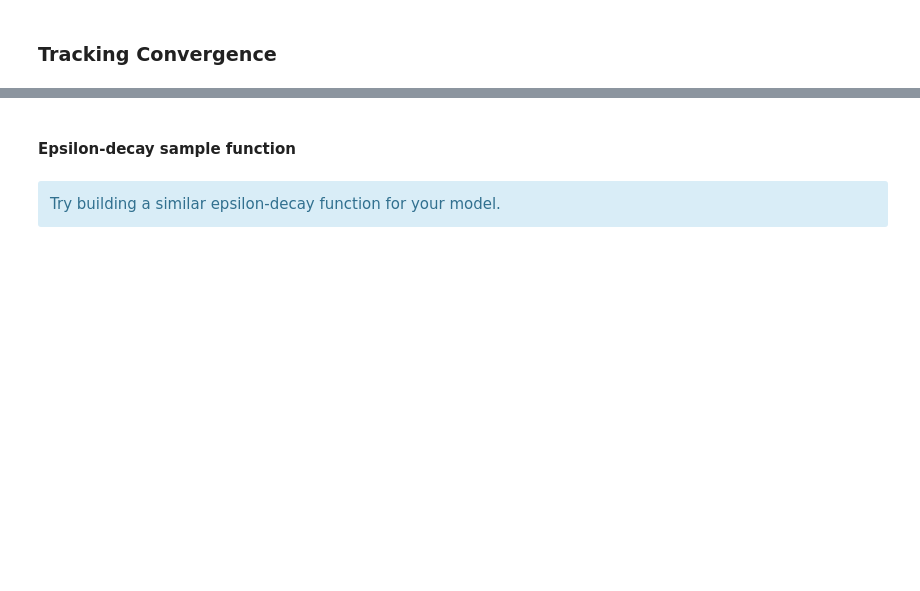
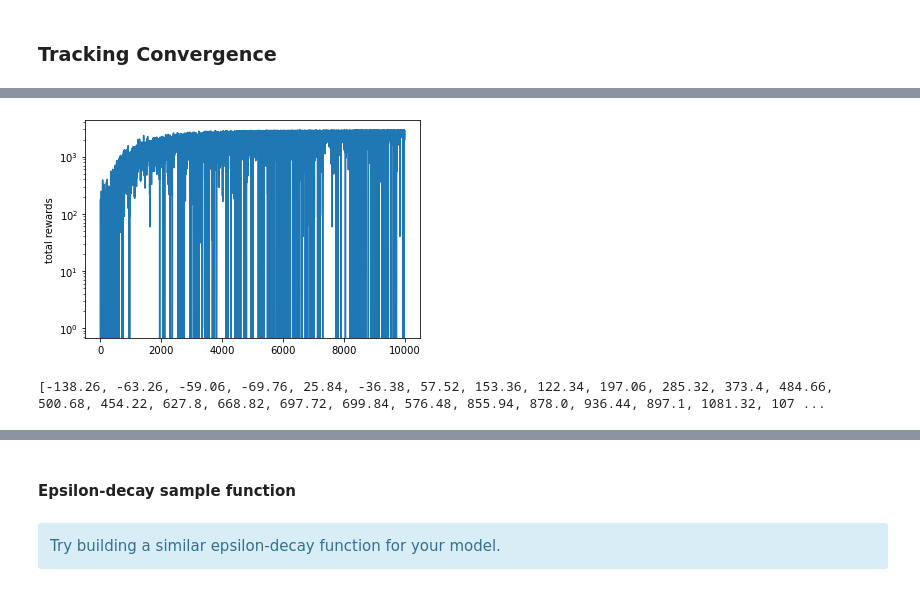
Before and after one commit to abhijeetpj/RL_CabRevenue, a Jupyter notebook: DQN_Agent_Arch1.ipynb, the cells around one changed output, grey strips where cells are left out. Cells and saved outputs as stored; diff of their text form; code cells hidden in the pictures; blank space fills up the shorter version.

```diff
--- a/DQN_Agent_Arch1.ipynb
+++ b/DQN_Agent_Arch1.ipynb
@@ -388,0 +500,29 @@ IndexError: too many indices for array: array is 1-dimensional, but 2 were index
+# %%
+# Check Convergence by tracking total rewards per episode vs episode number
+plt.yscale("log")
+plt.plot(list(range(len(rewards_per_episode))), rewards_per_episode)
+plt.ylabel("total rewards")
+plt.show()
+# %% [output]
+[figure, added]
+# %%
+# Average reward per 100 episode
+avg_rewards = []
+episodes = len(rewards_per_episode)
+index = 0
+track_total_reward = 0
+for episode_number in range(episodes):
+    if index != 50:
+        track_total_reward += rewards_per_episode[episode_number]
+        index += 1
+    else:
+        avg_rewards.append(track_total_reward/index)
+        track_total_reward = rewards_per_episode[episode_number]
+        index = 1
+
+avg_rewards.append(track_total_reward/index)
+
+
+print(avg_rewards)
+# %% [output]
+[-138.26, -63.26, -59.06, -69.76, 25.84, -36.38, 57.52, 153.36, 122.34, 197.06, 285.32, 373.4, 484.66, 500.68, 454.22, 627.8, 668.82, 697.72, 699.84, 576.48, 855.94, 878.0, 936.44, 897.1, 1081.32, 107 ...
```
Also changed, not shown: parts of 50 cells of this notebook, 1 other file.
